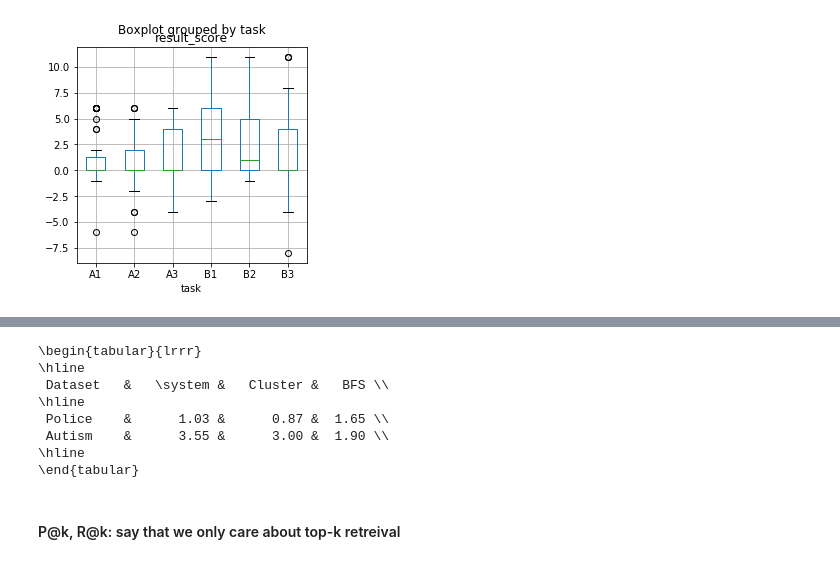
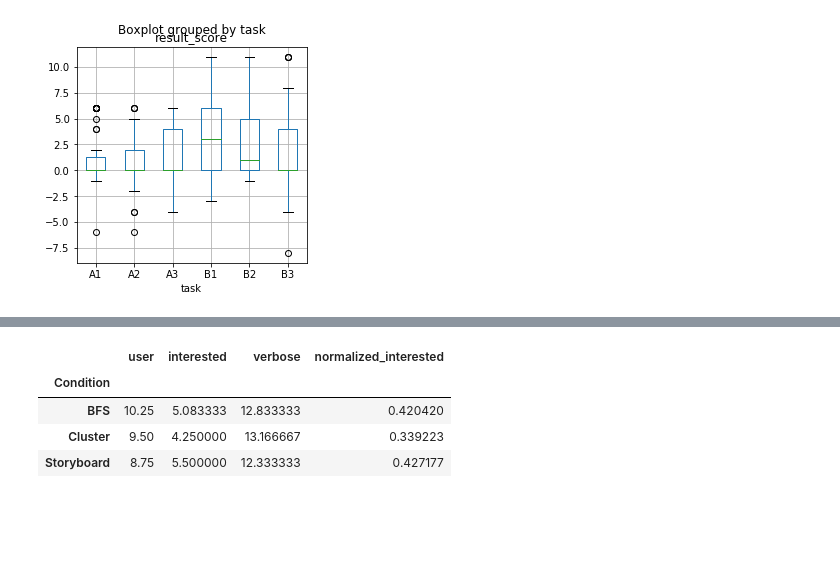
Before and after one commit to dorisjlee/viz-summarization, a Jupyter notebook: ipynb/RetreivalTaskReanalysis.ipynb, the cells around one changed output, grey strips where cells are left out. Cells and saved outputs as stored; diff of their text form; code cells hidden in the pictures; blank space fills up the shorter version.

```diff
--- a/ipynb/RetreivalTaskReanalysis.ipynb
+++ b/ipynb/RetreivalTaskReanalysis.ipynb
@@ -161,13 +131,0 @@ avrg_score_result = [["Police"]+list(avrg_result["Police"]),["Autism"]+list(avrg
-# %%
-print (T.tabulate(avrg_score_result,headers=['Dataset','\system','Cluster','BFS'],tablefmt='latex',floatfmt=".2f"))
-# %% [output]
-\begin{tabular}{lrrr}
-\hline
- Dataset   &   \system &   Cluster &   BFS \\
-\hline
- Police    &      1.03 &      0.87 &  1.65 \\
- Autism    &      3.55 &      3.00 &  1.90 \\
-\hline
-\end{tabular}
-# %% [markdown]
-#### P@k, R@k: say that we only care about top-k retreival
@@ -203,0 +135,8 @@ def compute_average_PR_at_k_over_all_data(k):
+# %%
+counts.groupby("Condition").mean()
+# %% [output]
+|  | user | interested | verbose | normalized_interested |
+| Condition |  |  |  |  |
+| BFS | 10.25 | 5.083333 | 12.833333 | 0.420420 |
+| Cluster | 9.50 | 4.250000 | 13.166667 | 0.339223 |
+| Storyboard | 8.75 | 5.500000 | 12.333333 | 0.427177 |
```
Also changed, not shown: parts of 28 cells of this notebook, 7 other files.
